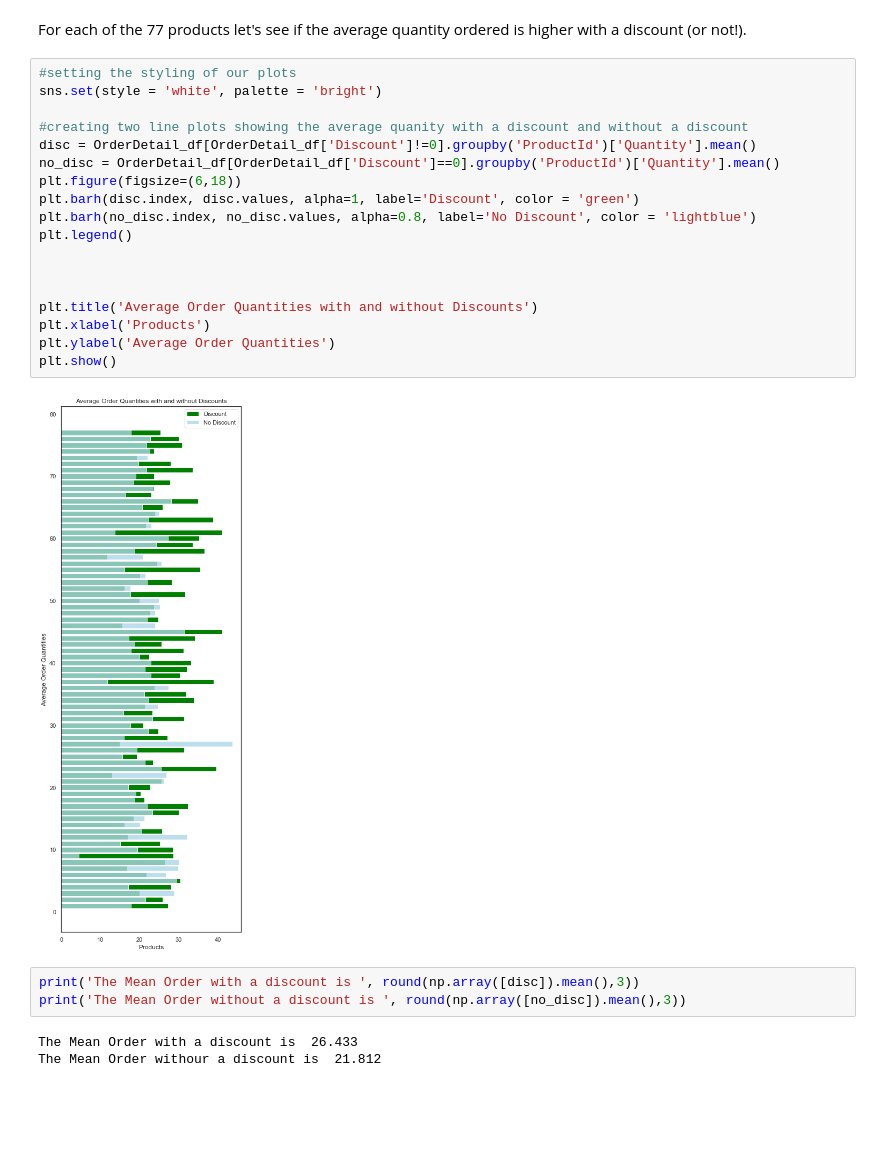
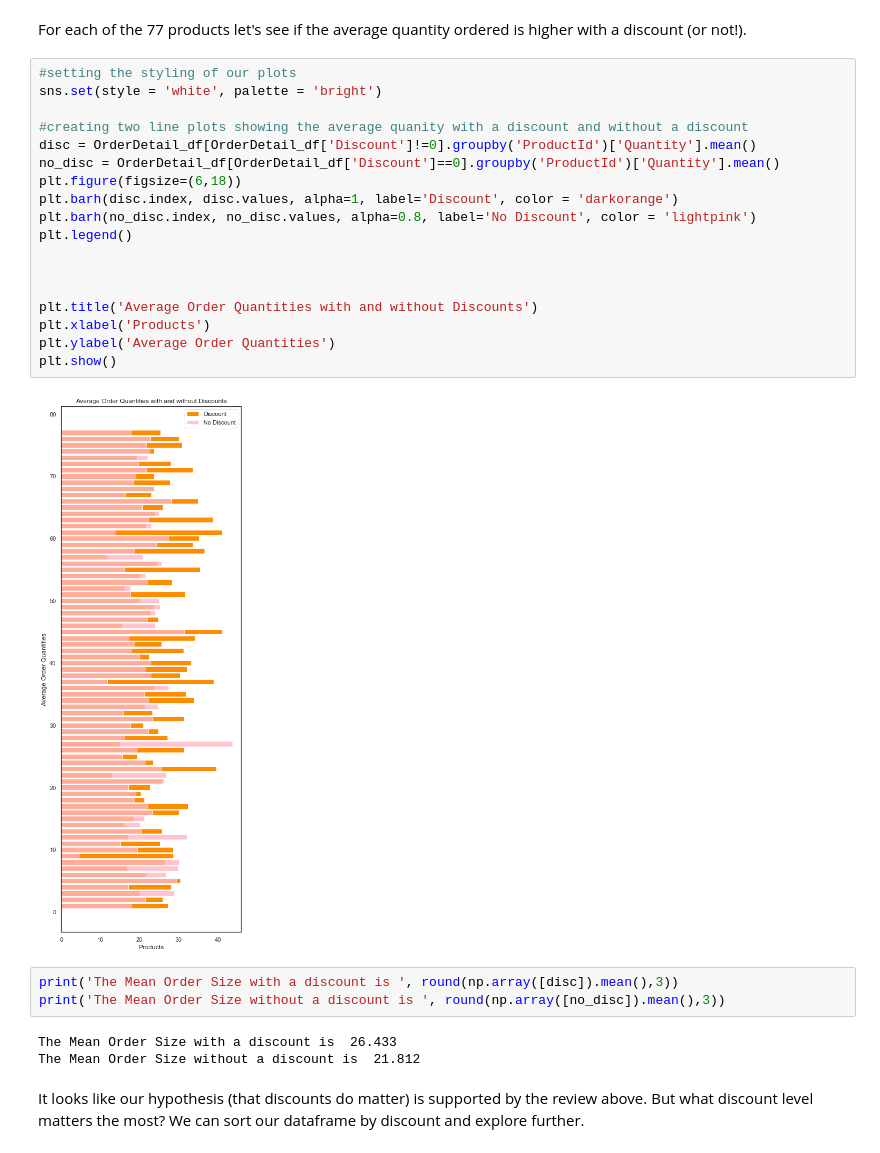
Before and after one commit to MissAle17/dsc-2-final-project-online-ds-sp-000, a Jupyter notebook: Mod2_Project_v2.ipynb, the cells around one changed output. Cells and saved outputs as stored; diff of their text form; blank space fills up the shorter version.

```diff
--- a/Mod2_Project_v2.ipynb
+++ b/Mod2_Project_v2.ipynb
@@ -116,26 +116,28 @@ For each of the 77 products let's see if the average quantity ordered is higher
 # %%
 #setting the styling of our plots
 sns.set(style = 'white', palette = 'bright')
 
 #creating two line plots showing the average quanity with a discount and without a discount
 disc = OrderDetail_df[OrderDetail_df['Discount']!=0].groupby('ProductId')['Quantity'].mean()
 no_disc = OrderDetail_df[OrderDetail_df['Discount']==0].groupby('ProductId')['Quantity'].mean()
 plt.figure(figsize=(6,18))
-plt.barh(disc.index, disc.values, alpha=1, label='Discount', color = 'green')
-plt.barh(no_disc.index, no_disc.values, alpha=0.8, label='No Discount', color = 'lightblue')
+plt.barh(disc.index, disc.values, alpha=1, label='Discount', color = 'darkorange')
+plt.barh(no_disc.index, no_disc.values, alpha=0.8, label='No Discount', color = 'lightpink')
 plt.legend()
 
 
 
 plt.title('Average Order Quantities with and without Discounts')
 plt.xlabel('Products')
 plt.ylabel('Average Order Quantities')
 plt.show()
 # %% [output]
-[figure, old version]
+[figure, new version]
 # %%
-print('The Mean Order with a discount is ', round(np.array([disc]).mean(),3))
-print('The Mean Order without a discount is ', round(np.array([no_disc]).mean(),3))
+print('The Mean Order Size with a discount is ', round(np.array([disc]).mean(),3))
+print('The Mean Order Size without a discount is ', round(np.array([no_disc]).mean(),3))
 # %% [output]
-The Mean Order with a discount is  26.433
-The Mean Order withour a discount is  21.812
+The Mean Order Size with a discount is  26.433
+The Mean Order Size without a discount is  21.812
+# %% [markdown]
+It looks like our hypothesis (that discounts do matter) is supported by the review above.  But what discount level matters the most?  We can sort our dataframe by discount and explore further.
```
Also changed, not shown: parts of 46 cells of this notebook.
